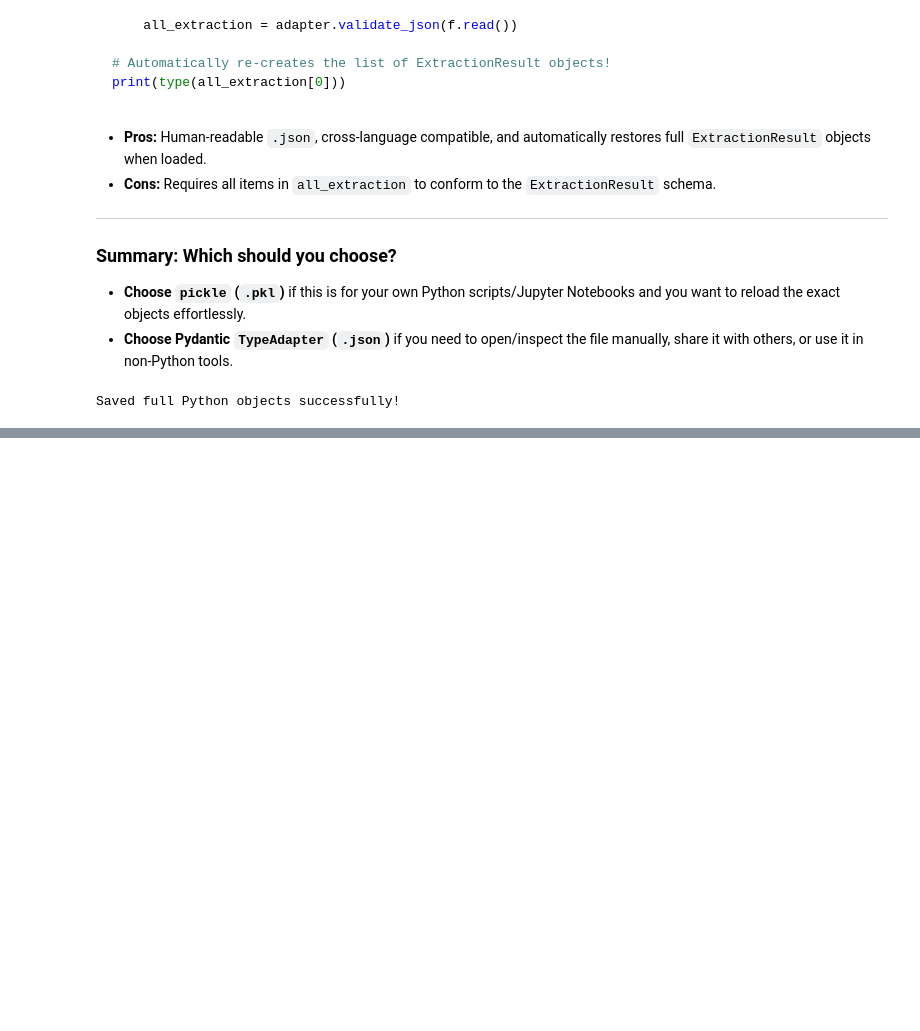
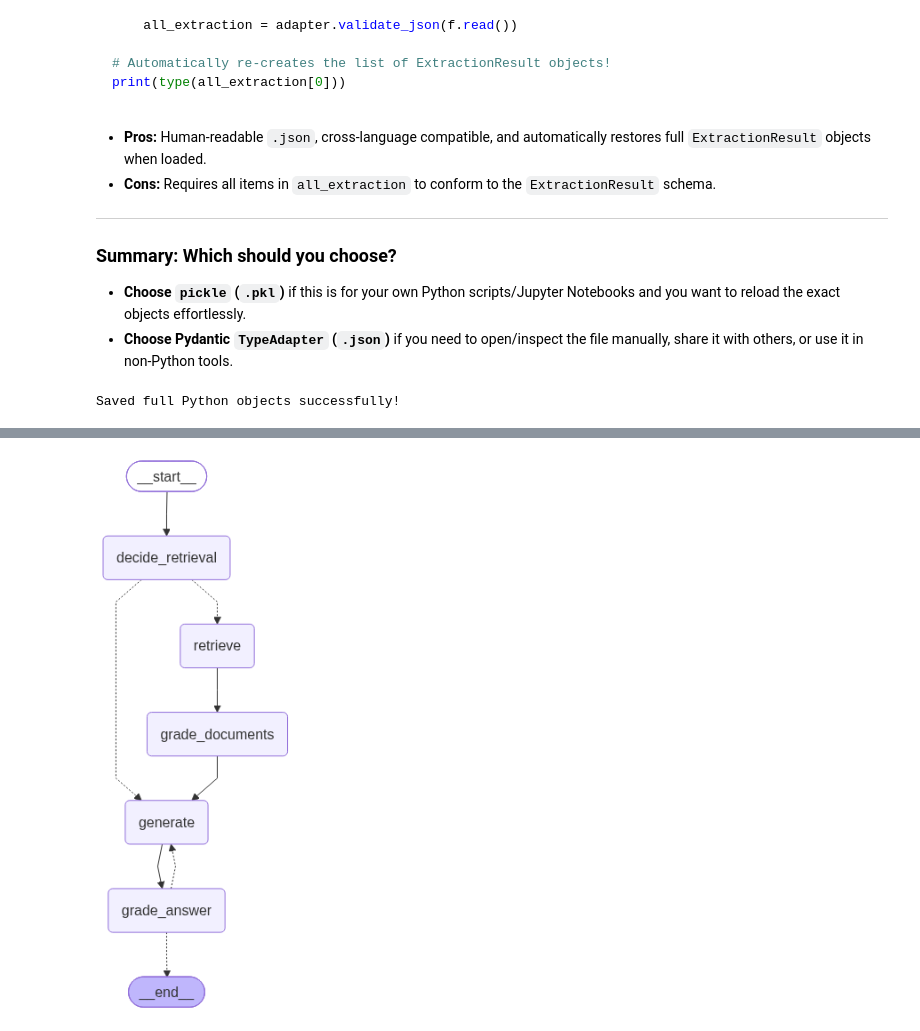
Before and after one commit to debashish-5/Google-5-Days-AgenticAI-VibeCoding, a Jupyter notebook: Learn RAG step by step.ipynb, the cells around one changed output, grey strips where cells are left out. Saved outputs shown, nothing was run; the diff lists cells and outputs as text; code cells hidden in the pictures; blank space fills up the shorter version.

Commit message:
Corrective Rag and Self Rag note added.

```diff
--- a/Learn RAG step by step.ipynb
+++ b/Learn RAG step by step.ipynb
@@ -3688,0 +3905,7 @@ Saved full Python objects successfully!
+# %%
+def router_answer(state):
+    if state['answer_supported'] :
+        return "end"
+    if state['retry_count'] >= 2:
+        return "end"
+    return "regenerate"
@@ -3688,0 +3916,40 @@ Saved full Python objects successfully!
+# %%
+# 4. Graph Construction
+workflow = StateGraph(SelfRAGState)
+
+workflow.add_node("decide_retrieval", decide_retrieval)
+workflow.add_node("retrieve", retrieve)
+workflow.add_node("grade_documents", grade_documents)
+workflow.add_node("generate", generate)
+workflow.add_node("grade_answer", grade_answer)
+
+# Connect Edges
+workflow.add_edge(START, "decide_retrieval")
+
+workflow.add_conditional_edges(
+    "decide_retrieval",
+    router_retrieval,
+    {
+        "retrieve": "retrieve",
+        "generate": "generate"
+    }
+)
+
+workflow.add_edge("retrieve", "grade_documents")
+workflow.add_edge("grade_documents", "generate")
+workflow.add_edge("generate", "grade_answer")
+
+workflow.add_conditional_edges(
+    "grade_answer",
+    router_answer,
+    {
+        END: END,
+        "generate": "generate"
+    }
+)
+
+app = workflow.compile()
+# %%
+app
+# %% [output]
+[figure, added]
```
Also changed, not shown: parts of 23 cells of this notebook, 3 other files.
